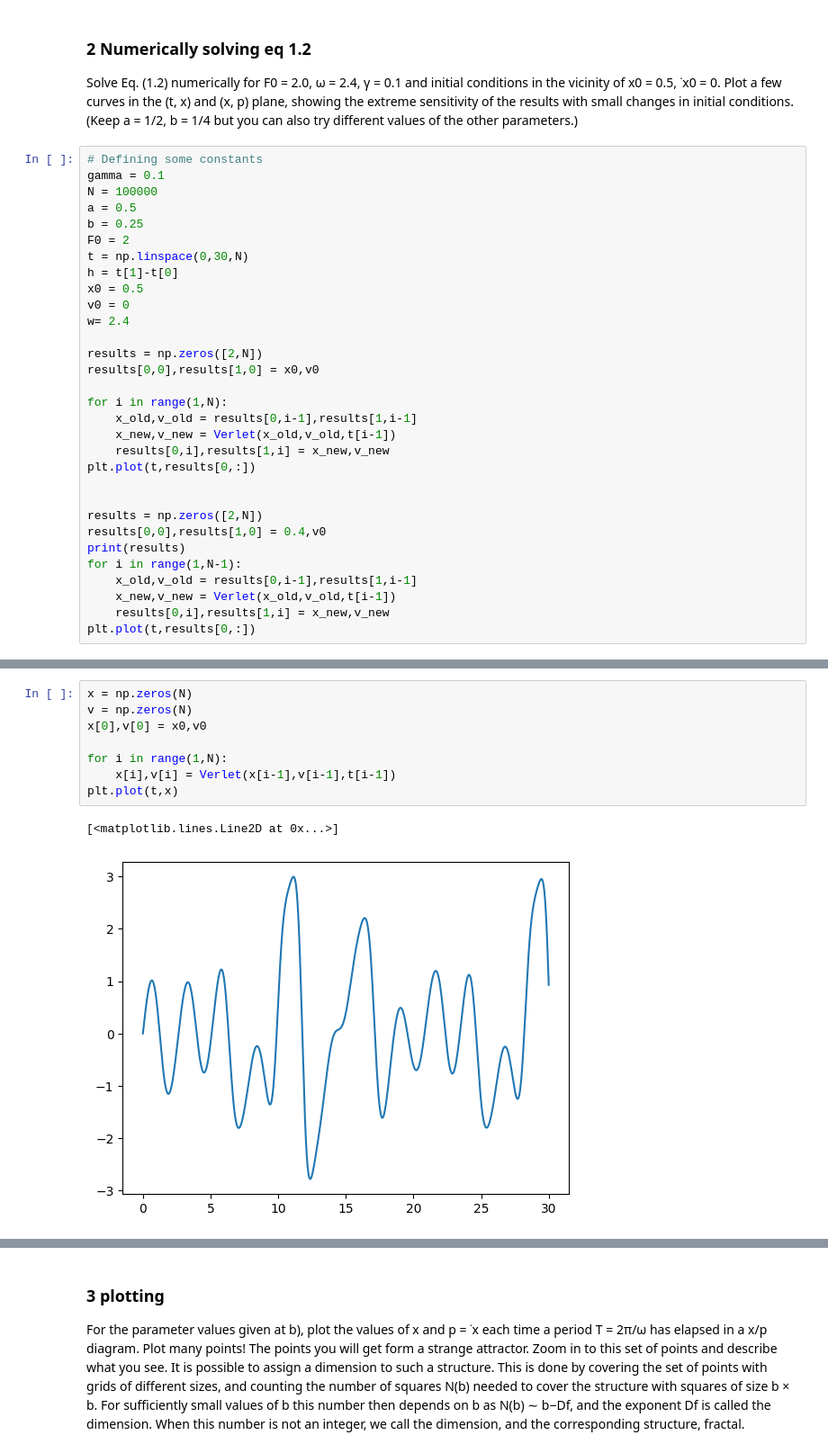
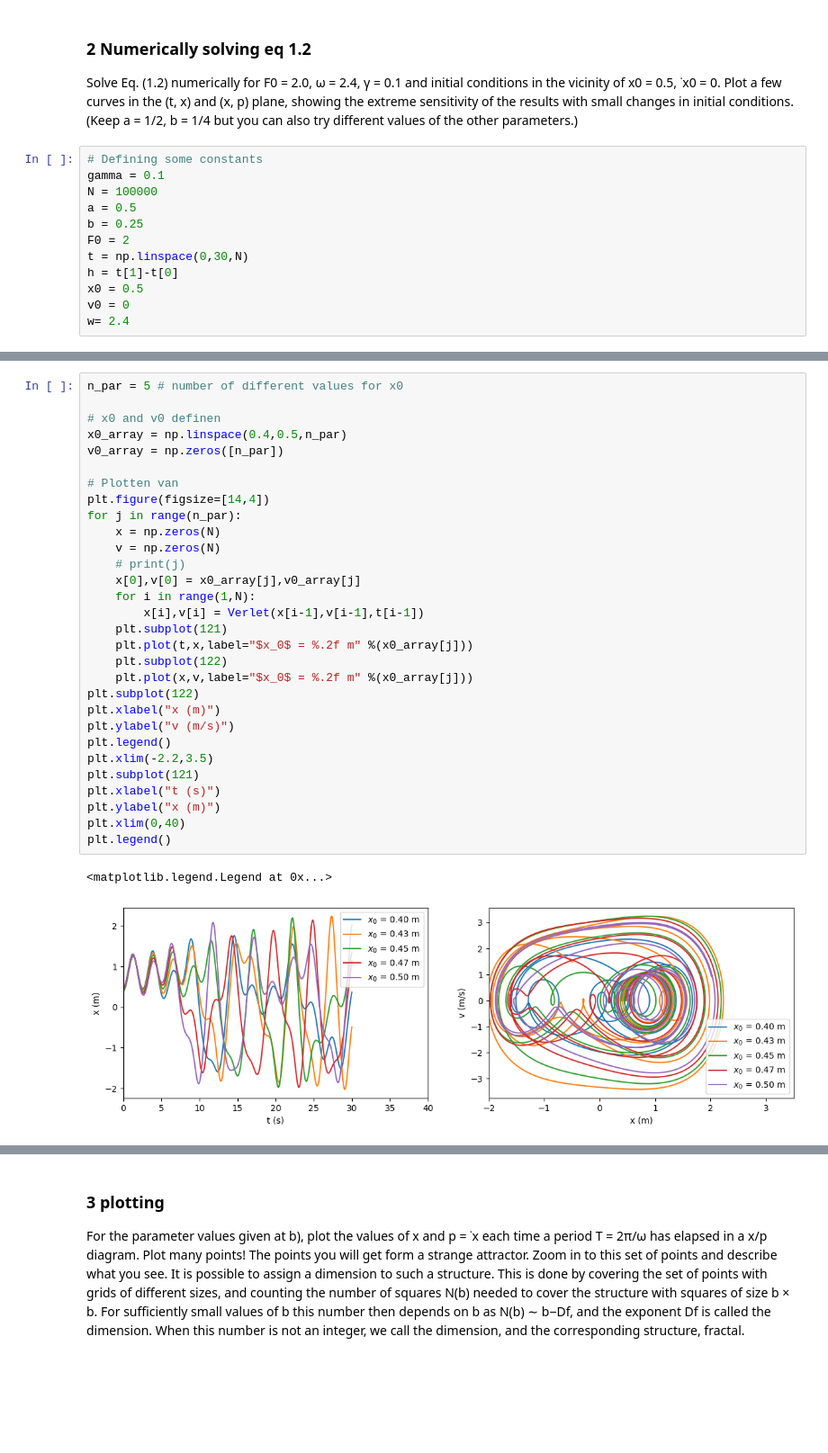
Before and after one commit to Danielle-06/Duffing-oscillator, a Jupyter notebook: Main analysis.ipynb, the cells around one changed output, grey strips where cells are left out. Shown at 90% size. Drawn from its saved outputs; the diff is of its cells as text; blank space fills up the shorter version.

```diff
--- a/Main analysis.ipynb
+++ b/Main analysis.ipynb
@@ -77,22 +84,3 @@ h = t[1]-t[0]
 x0 = 0.5
 v0 = 0
 w= 2.4
-
-results = np.zeros([2,N])
-results[0,0],results[1,0] = x0,v0
-
-for i in range(1,N):
-    x_old,v_old = results[0,i-1],results[1,i-1]
-    x_new,v_new = Verlet(x_old,v_old,t[i-1])
-    results[0,i],results[1,i] = x_new,v_new
-plt.plot(t,results[0,:])
-
-
-results = np.zeros([2,N])
-results[0,0],results[1,0] = 0.4,v0
-print(results)
-for i in range(1,N-1):
-    x_old,v_old = results[0,i-1],results[1,i-1]
-    x_new,v_new = Verlet(x_old,v_old,t[i-1])
-    results[0,i],results[1,i] = x_new,v_new
-plt.plot(t,results[0,:])
@@ -104,11 +87,33 @@ plt.plot(t,results[0,:])
 # %%
-x = np.zeros(N)
-v = np.zeros(N)
-x[0],v[0] = x0,v0
+n_par = 5 # number of different values for x0
 
-for i in range(1,N):
-    x[i],v[i] = Verlet(x[i-1],v[i-1],t[i-1])
-plt.plot(t,x)
+# x0 and v0 definen
+x0_array = np.linspace(0.4,0.5,n_par)
+v0_array = np.zeros([n_par])
+
+# Plotten van
+plt.figure(figsize=[14,4])
+for j in range(n_par):
+    x = np.zeros(N)
+    v = np.zeros(N)
+    # print(j)
+    x[0],v[0] = x0_array[j],v0_array[j]
+    for i in range(1,N):
+        x[i],v[i] = Verlet(x[i-1],v[i-1],t[i-1])
+    plt.subplot(121)
+    plt.plot(t,x,label="$x_0$ = %.2f m" %(x0_array[j]))
+    plt.subplot(122)
+    plt.plot(x,v,label="$x_0$ = %.2f m" %(x0_array[j]))
+plt.subplot(122)
+plt.xlabel("x (m)")
+plt.ylabel("v (m/s)")
+plt.legend()
+plt.xlim(-2.2,3.5)
+plt.subplot(121)
+plt.xlabel("t (s)")
+plt.ylabel("x (m)")
+plt.xlim(0,40)
+plt.legend()
 # %% [output]
-[<matplotlib.lines.Line2D at 0x...>]
+<matplotlib.legend.Legend at 0x...>
-[figure, old version]
+[figure, new version]
```
Also changed, not shown: parts of 4 cells of this notebook.
